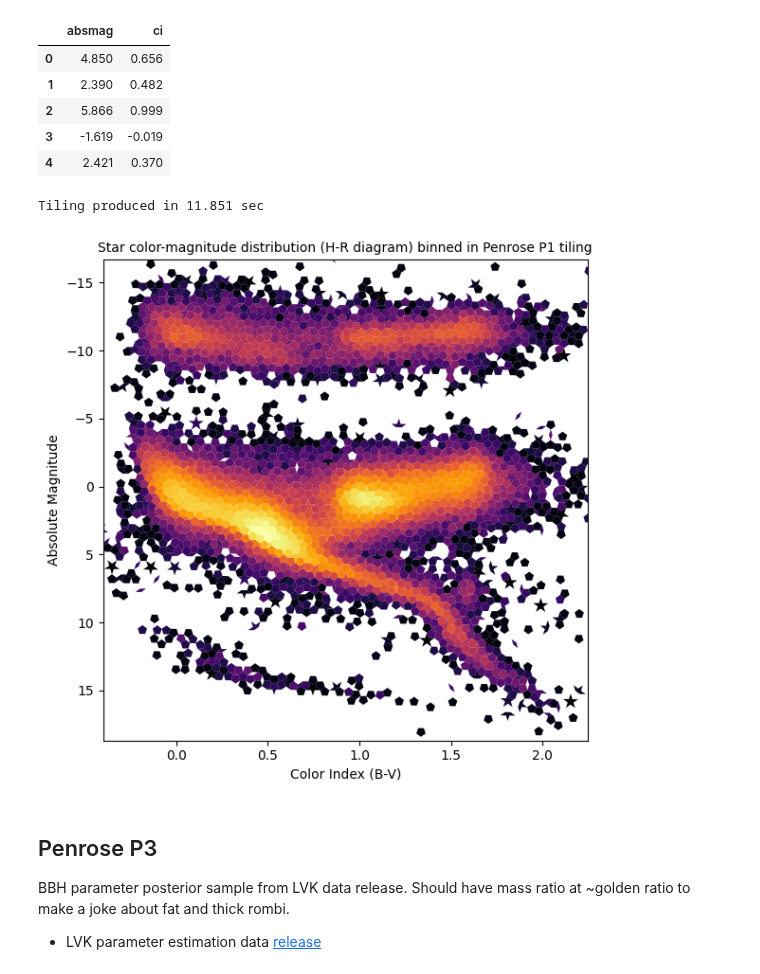
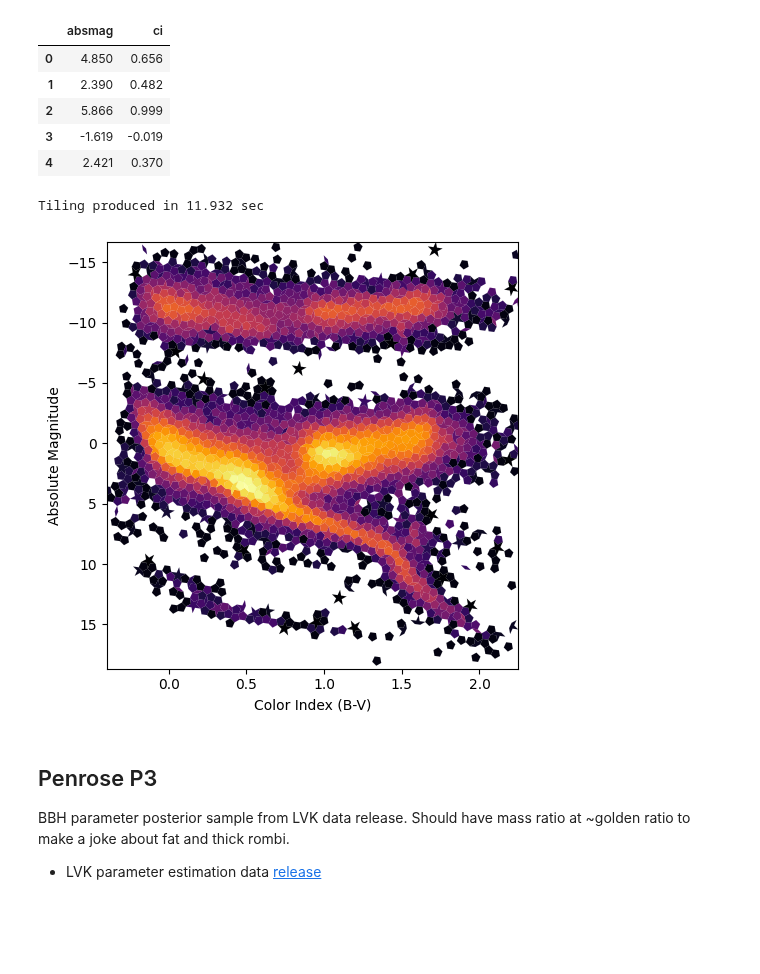
Before and after one commit to nj-vs-vh/funbin, a Jupyter notebook: paper.ipynb, the cells around one changed output. Cells and saved outputs as stored; diff of their text form; code cells hidden in the pictures; blank space fills up the shorter version.

```diff
--- a/paper.ipynb
+++ b/paper.ipynb
@@ -11,8 +21,8 @@ from funbin import funbin
 from funbin.penrose import penrose_tiling
 # %%
-plt.rc("figure", figsize=(6, 6))
+plt.rc("figure", figsize=(5, 5))
 plt.rc("image", cmap="inferno")
-plt.rc("axes", titlesize=10)
+plt.rc("axes", titlesize=11)
 # %% [markdown]
 # Penrose tilings
 
@@ -40,31 +50,31 @@ hyg.head()
 | 4 | 2.421 | 0.370 |
 # %%
 start = time.time()
-penrose_p1 = penrose_tiling(kind="P1", bins=(70, 70))
+penrose_p1 = penrose_tiling(kind="P1", bins=(60, 60))
 print(f"Tiling produced in {time.time() - start:.3f} sec")
 # %% [output]
-Tiling produced in 11.851 sec
+Tiling produced in 11.932 sec
 # %%
-fig, ax = plt.subplots(figsize=(6, 6))
+fig, ax = plt.subplots()
 
 pc = funbin(
     ax,
     x=hyg["ci"].to_numpy(),
     y=hyg["absmag"].to_numpy(),
     tiling=penrose_p1,
     norm="log",
 )
 # fig.colorbar(pc, ax=ax)
-ax.set_title("Star color-magnitude distribution (H-R diagram) binned in Penrose P1 tiling")
+# ax.set_title("H-R diagram with Penrose P1 tiling")
 ax.set_xlabel("Color Index (B-V)")
 ax.set_ylabel("Absolute Magnitude")
 ymin, ymax = ax.get_ylim()
 ax.set_ylim(ymax, ymin)
 
 fig.tight_layout()
 fig.savefig("media/paper/hr-penrose-p1.pdf")
 # %% [output]
-[figure, old version]
+[figure, new version]
 # %% [markdown]
 ## Penrose P3
 
```
Also changed, not shown: parts of 25 cells of this notebook.
